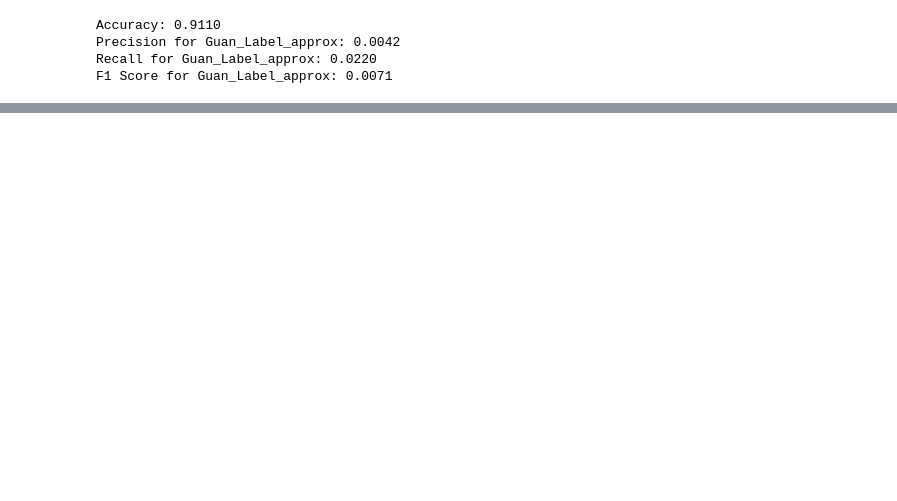
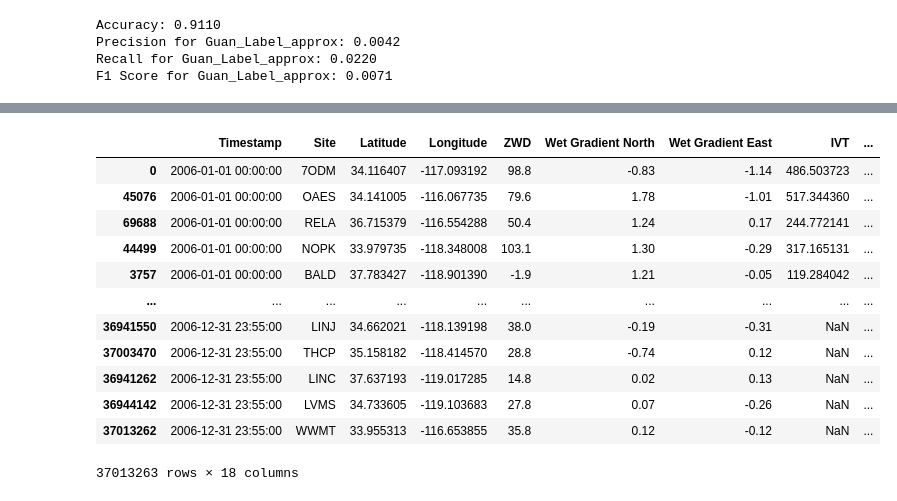
Before and after one commit to rohithreddy0087/integrated_weather_dataset, a Jupyter notebook: scripts/analysis/labels_coherence.ipynb, the cells around one changed output, grey strips where cells are left out. Drawn from its saved outputs; the diff is of its cells as text; code cells hidden in the pictures; blank space fills up the shorter version.

```diff
--- a/scripts/analysis/labels_coherence.ipynb
+++ b/scripts/analysis/labels_coherence.ipynb
@@ -89,13 +17,0 @@ Cohen's Kappa: -0.018
-# %%
-cm = confusion_matrix(df['Rutz_Label_approx'], df['Guan_Label_approx'])
-
-cm_percentage = cm.astype('float') / cm.sum(axis=1)[:, np.newaxis] * 100
-
-plt.figure(figsize=(8, 6))
-sns.heatmap(cm_percentage, annot=True, fmt=".2f", cmap='Blues', cbar=True,
-            xticklabels=df['Guan_Label_approx'].unique(),
-            yticklabels=df['Rutz_Label_approx'].unique())
-plt.title("Confusion Matrix (%) between Rutz_Label_approx and Guan_Label_approx")
-plt.xlabel('Guan_Label_approx')
-plt.ylabel('Rutz_Label_approx')
-plt.show()
@@ -127,3 +160,25 @@ Accuracy: 0.9110
 Precision for Guan_Label_approx: 0.0042
 Recall for Guan_Label_approx: 0.0220
 F1 Score for Guan_Label_approx: 0.0071
+# %%
+pdf["Timestamp"] = pd.to_datetime(pdf["Timestamp"])
+
+df_filtered = pdf.dropna(subset=["Rutz_Label_exact"])
+df_filtered["Rutz_Label_exact"] = df_filtered["Rutz_Label_exact"].astype(int)
+
+df_filtered["Group"] = (df_filtered["Rutz_Label_exact"] != df_filtered["Rutz_Label_exact"].shift()).cumsum()
+
+group_stats = df_filtered.groupby(["Group", "Rutz_Label_exact"]).agg(
+    Start=("Timestamp", "first"),
+    End=("Timestamp", "last"),
+    Duration=("Timestamp", lambda x: (x.iloc[-1] - x.iloc[0]).total_seconds() / 3600 + 1/60),
+).reset_index()
+
+results = group_stats.groupby("Rutz_Label_exact").agg(
+    Max_Duration=("Duration", "max"),
+).reset_index()
+
+print("Group Statistics:")
+print(group_stats)
+print("\nMax Durations:")
+print(results)
@@ -129,0 +275,16 @@ F1 Score for Guan_Label_approx: 0.0071
+# %%
+result
+# %% [output]
+|  | Timestamp | Site | Latitude | Longitude | ZWD | Wet Gradient North | Wet Gradient East | IVT | ... |
+| 0 | 2006-01-01 00:00:00 | 7ODM | 34.116407 | -117.093192 | 98.8 | -0.83 | -1.14 | 486.503723 | ... |
+| 45076 | 2006-01-01 00:00:00 | OAES | 34.141005 | -116.067735 | 79.6 | 1.78 | -1.01 | 517.344360 | ... |
+| 69688 | 2006-01-01 00:00:00 | RELA | 36.715379 | -116.554288 | 50.4 | 1.24 | 0.17 | 244.772141 | ... |
+| 44499 | 2006-01-01 00:00:00 | NOPK | 33.979735 | -118.348008 | 103.1 | 1.30 | -0.29 | 317.165131 | ... |
+| 3757 | 2006-01-01 00:00:00 | BALD | 37.783427 | -118.901390 | -1.9 | 1.21 | -0.05 | 119.284042 | ... |
+| ... | ... | ... | ... | ... | ... | ... | ... | ... | ... |
+| 36941550 | 2006-12-31 23:55:00 | LINJ | 34.662021 | -118.139198 | 38.0 | -0.19 | -0.31 | NaN | ... |
+| 37003470 | 2006-12-31 23:55:00 | THCP | 35.158182 | -118.414570 | 28.8 | -0.74 | 0.12 | NaN | ... |
+| 36941262 | 2006-12-31 23:55:00 | LINC | 37.637193 | -119.017285 | 14.8 | 0.02 | 0.13 | NaN | ... |
+| 36944142 | 2006-12-31 23:55:00 | LVMS | 34.733605 | -119.103683 | 27.8 | 0.07 | -0.26 | NaN | ... |
+| 37013262 | 2006-12-31 23:55:00 | WWMT | 33.955313 | -116.653855 | 35.8 | 0.12 | -0.12 | NaN | ... |
+37013263 rows × 18 columns
```
Also changed, not shown: parts of 15 cells of this notebook, 9 other files.
